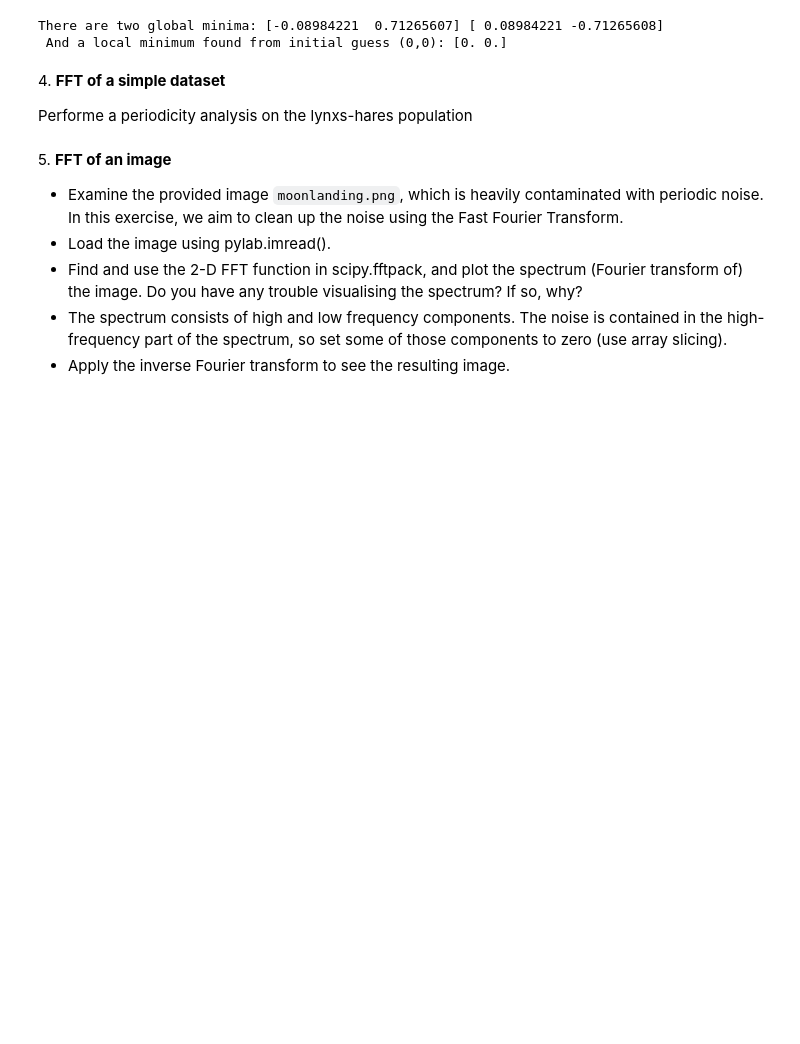
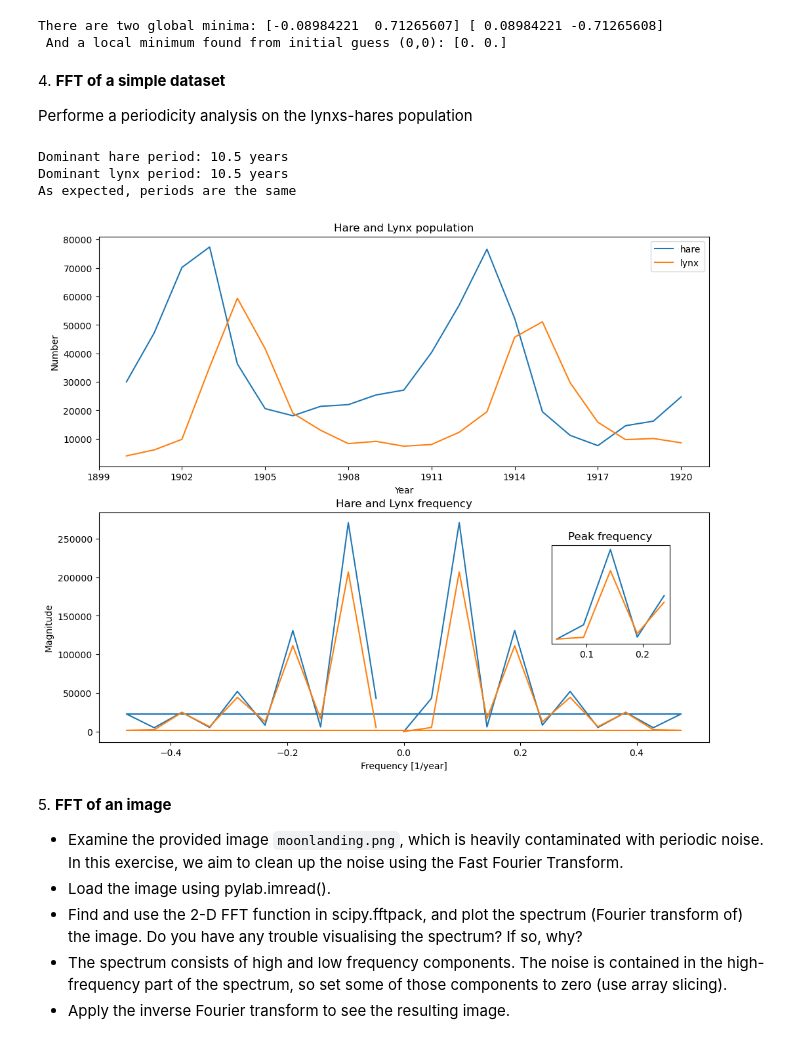
Before and after one commit to adrianorellanamontes/LaboratoryOfComputationalPhysics_Y8, a Jupyter notebook: 09ex_Algorithms.ipynb, the cells around one changed output. Cells and saved outputs as stored; diff of their text form; code cells hidden in the pictures; blank space fills up the shorter version.

```diff
--- a/09ex_Algorithms.ipynb
+++ b/09ex_Algorithms.ipynb
@@ -149,6 +165,78 @@ There are two global minima: [-0.08984221  0.71265607] [ 0.08984221 -0.71265608]
 4\. **FFT of a simple dataset**
 
 Performe a periodicity analysis on the lynxs-hares population
+# %%
+# First we define our variables.
+import numpy as np
+data = np.loadtxt('populations.txt')
+year = data[:,0]
+hare = data[:,1]
+lynx = data[:,2]
+
+# Now we plot our data to check its periodic form.
+import matplotlib.pyplot as plt
+fig, (ax1, ax2) = plt.subplots(nrows = 2, ncols = 1, figsize=(12, 10))
+
+ax1.plot(year,hare, label='hare')
+ax1.plot(year,lynx,label='lynx')
+
+ax1.set_title('Hare and Lynx population')
+ax1.set_xlabel('Year')
+ax1.set_ylabel('Number')
+ax1.set_xticks(np.arange(1899, 1923, 3))
+
+ax1.legend(loc='best')
+
+# Now we do the FT to performe a periodicity analysis on the lynxs-hares population.
+from scipy import fftpack
+
+hare_d = hare - hare.mean() # Because oscilations are around the mean population.
+lynx_d = lynx - lynx.mean()
+
+hare_fft = fftpack.fft(hare_d)
+lynx_fft = fftpack.fft(lynx_d)
+
+hare_mag = np.abs(hare_fft)
+lynx_mag = np.abs(lynx_fft)
+
+hare_sample_freq = fftpack.fftfreq(hare.size, d=1) # " d " is the step (1 year).
+lynx_sample_freq = fftpack.fftfreq(lynx.size, d=1)
+
+ax2.plot(hare_sample_freq, hare_mag)
+ax2.plot(lynx_sample_freq, lynx_mag)
+
+ax2.set_title('Hare and Lynx frequency')
+ax2.set_xlabel('Frequency [1/year]')
+ax2.set_ylabel('Magnitude')
+
+# We take now only physical frequencies (positive).
+pos_mask1 = np.where(hare_sample_freq > 0)
+pos_mask2 = np.where(lynx_sample_freq > 0)
+hare_freqs = hare_sample_freq[pos_mask1]
+lynx_freqs = lynx_sample_freq[pos_mask2]
+
+hare_peak_freq = hare_freqs[hare_mag[pos_mask1].argmax()]
+lynx_peak_freq = lynx_freqs[lynx_mag[pos_mask2].argmax()]
+
+# Inner plot to show the peak frequency (not necessary).
+axes = plt.axes([0.7, 0.26, 0.15, 0.15]) # [left, bottom, width, height].
+plt.title('Peak frequency')
+plt.plot(hare_freqs[:5], hare_mag[:5])
+plt.plot(lynx_freqs[:5], lynx_mag[:5])
+plt.setp(axes, yticks=[])
+
+# Dominant periods.
+hare_period = 1 / hare_peak_freq
+lynx_period = 1 / lynx_peak_freq
+
+print(f'Dominant hare period: {hare_period:.1f} years')
+print(f'Dominant lynx period: {lynx_period:.1f} years')
+print('As expected, periods are the same')
+# %% [output]
+Dominant hare period: 10.5 years
+Dominant lynx period: 10.5 years
+As expected, periods are the same
+[figure, added]
 # %% [markdown]
 5\. **FFT of an image**
 
```
Also changed, not shown: parts of 4 cells of this notebook, 1 other file.
